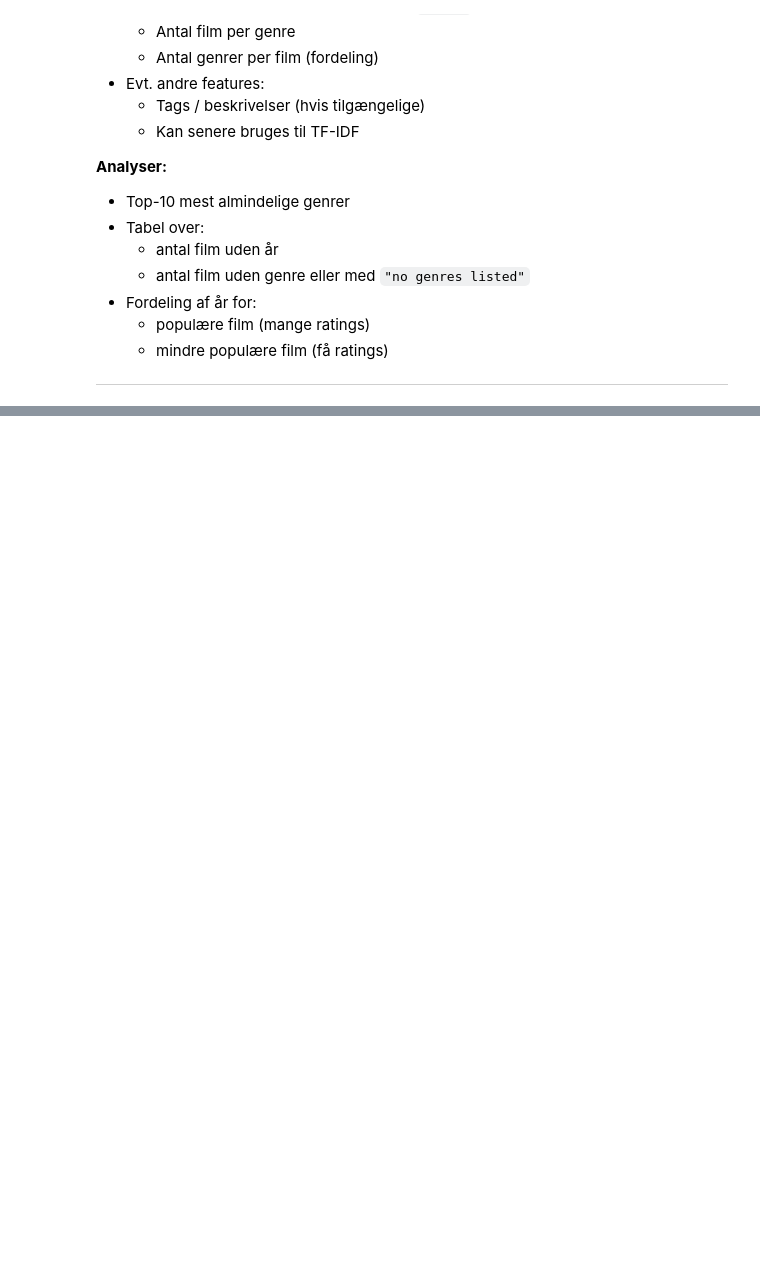
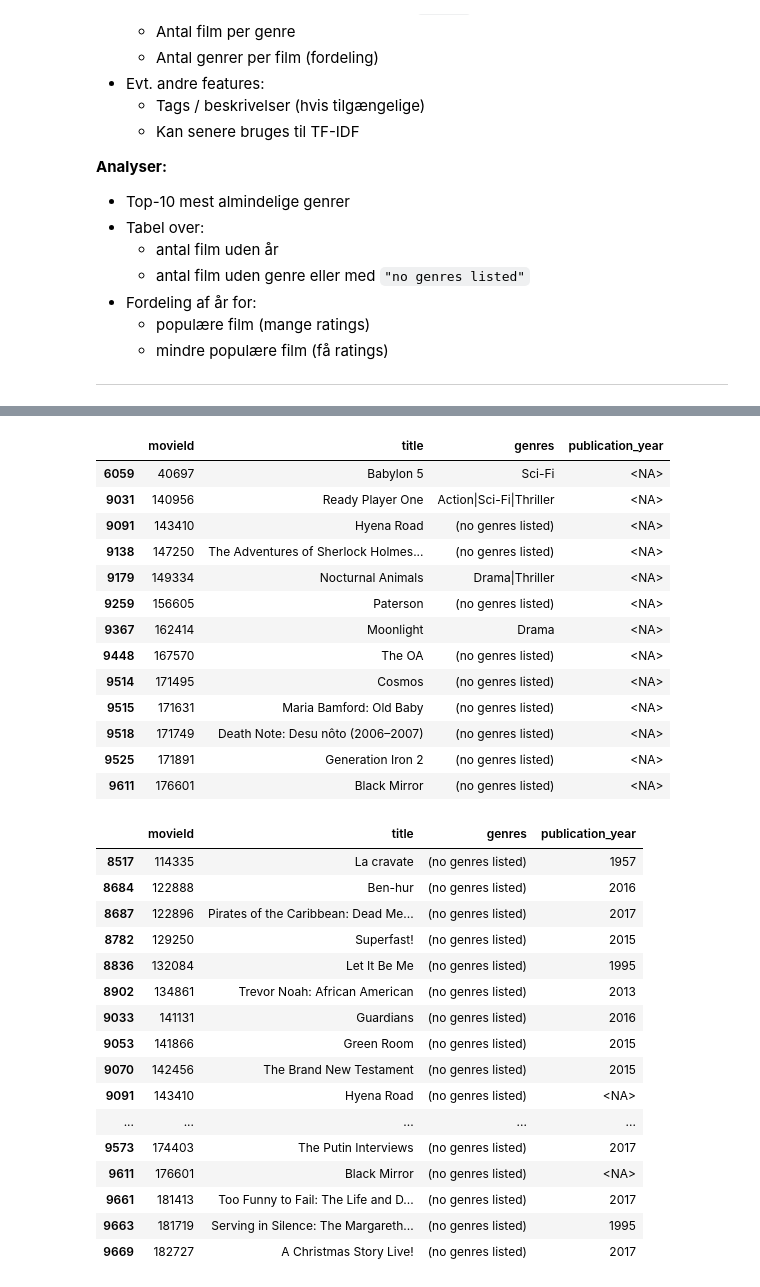
Before and after one commit to JeppeBondeBakkensen/Personlige-projekter, a Jupyter notebook: Personlige projekter/Movie recomender/src/EDA.ipynb, the cells around one changed output, grey strips where cells are left out. Cells and saved outputs as stored; diff of their text form; code cells hidden in the pictures; blank space fills up the shorter version.

```diff
--- a/Personlige projekter/Movie recomender/src/EDA.ipynb
+++ b/Personlige projekter/Movie recomender/src/EDA.ipynb
@@ -342,0 +385,38 @@ plt.show()
+# %%
+# Missing genre and missing year
+movies_missing_year = movies[movies["publication_year"].isna()]
+movies_missing_genre = movies[movies["genres"] == "(no genres listed)"]
+display(movies_missing_year)
+display(movies_missing_genre)
+# %% [output]
+|  | movieId | title | genres | publication_year |
+| 6059 | 40697 | Babylon 5 | Sci-Fi | <NA> |
+| 9031 | 140956 | Ready Player One | Action|Sci-Fi|Thriller | <NA> |
+| 9091 | 143410 | Hyena Road | (no genres listed) | <NA> |
+| 9138 | 147250 | The Adventures of Sherlock Holmes... | (no genres listed) | <NA> |
+| 9179 | 149334 | Nocturnal Animals | Drama|Thriller | <NA> |
+| 9259 | 156605 | Paterson | (no genres listed) | <NA> |
+| 9367 | 162414 | Moonlight | Drama | <NA> |
+| 9448 | 167570 | The OA | (no genres listed) | <NA> |
+| 9514 | 171495 | Cosmos | (no genres listed) | <NA> |
+| 9515 | 171631 | Maria Bamford: Old Baby | (no genres listed) | <NA> |
+| 9518 | 171749 | Death Note: Desu nôto (2006–2007) | (no genres listed) | <NA> |
+| 9525 | 171891 | Generation Iron 2 | (no genres listed) | <NA> |
+| 9611 | 176601 | Black Mirror | (no genres listed) | <NA> |
+|  | movieId | title | genres | publication_year |
+| 8517 | 114335 | La cravate | (no genres listed) | 1957 |
+| 8684 | 122888 | Ben-hur | (no genres listed) | 2016 |
+| 8687 | 122896 | Pirates of the Caribbean: Dead Me... | (no genres listed) | 2017 |
+| 8782 | 129250 | Superfast! | (no genres listed) | 2015 |
+| 8836 | 132084 | Let It Be Me | (no genres listed) | 1995 |
+| 8902 | 134861 | Trevor Noah: African American | (no genres listed) | 2013 |
+| 9033 | 141131 | Guardians | (no genres listed) | 2016 |
+| 9053 | 141866 | Green Room | (no genres listed) | 2015 |
+| 9070 | 142456 | The Brand New Testament | (no genres listed) | 2015 |
+| 9091 | 143410 | Hyena Road | (no genres listed) | <NA> |
+| ... | ... | ... | ... | ... |
+| 9573 | 174403 | The Putin Interviews | (no genres listed) | 2017 |
+| 9611 | 176601 | Black Mirror | (no genres listed) | <NA> |
+| 9661 | 181413 | Too Funny to Fail: The Life and D... | (no genres listed) | 2017 |
+| 9663 | 181719 | Serving in Silence: The Margareth... | (no genres listed) | 1995 |
+| 9669 | 182727 | A Christmas Story Live! | (no genres listed) | 2017 |
```
Also changed, not shown: parts of 5 cells of this notebook.
